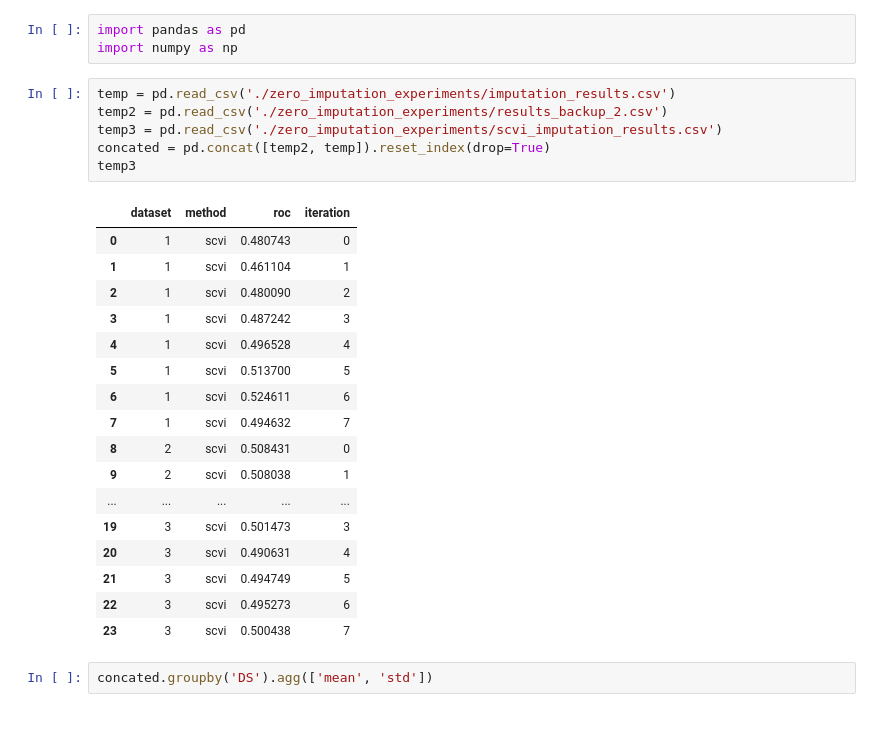
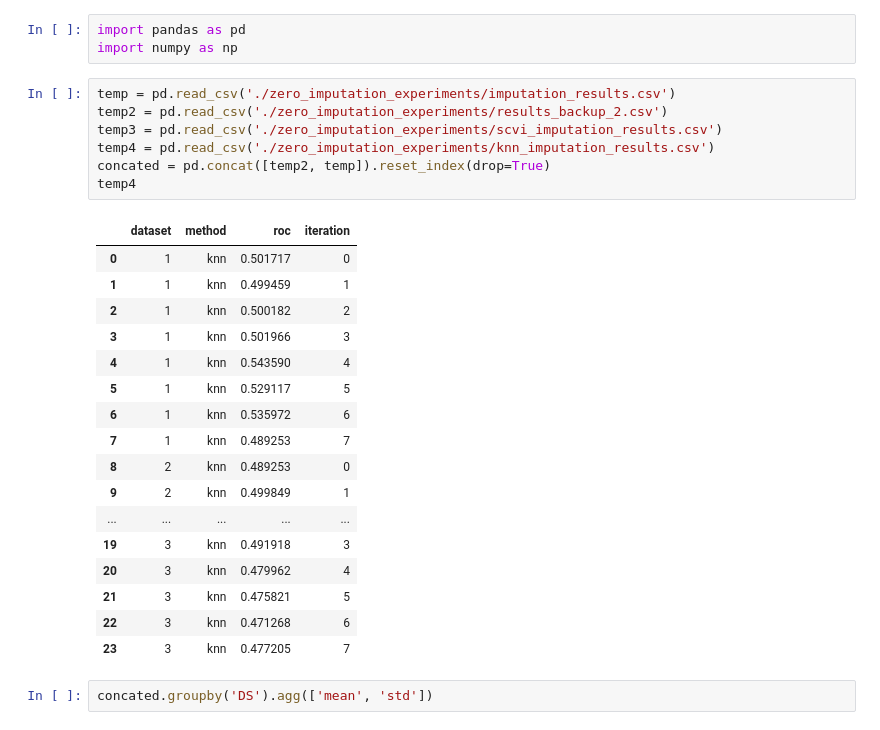
Before and after one commit to ankitbha/dfdl_imputation, a Jupyter notebook: zero_imputation_calculations.ipynb, the cells around one changed output. Saved outputs shown, nothing was run; the diff lists cells and outputs as text.

```diff
--- a/zero_imputation_calculations.ipynb
+++ b/zero_imputation_calculations.ipynb
@@ -4,27 +4,28 @@ import numpy as np
 # %%
 temp = pd.read_csv('./zero_imputation_experiments/imputation_results.csv')
 temp2 = pd.read_csv('./zero_imputation_experiments/results_backup_2.csv')
 temp3 = pd.read_csv('./zero_imputation_experiments/scvi_imputation_results.csv')
+temp4 = pd.read_csv('./zero_imputation_experiments/knn_imputation_results.csv')
 concated = pd.concat([temp2, temp]).reset_index(drop=True)
-temp3
+temp4
 # %% [output]
 |  | dataset | method | roc | iteration |
-| 0 | 1 | scvi | 0.480743 | 0 |
-| 1 | 1 | scvi | 0.461104 | 1 |
-| 2 | 1 | scvi | 0.480090 | 2 |
-| 3 | 1 | scvi | 0.487242 | 3 |
-| 4 | 1 | scvi | 0.496528 | 4 |
-| 5 | 1 | scvi | 0.513700 | 5 |
-| 6 | 1 | scvi | 0.524611 | 6 |
-| 7 | 1 | scvi | 0.494632 | 7 |
-| 8 | 2 | scvi | 0.508431 | 0 |
-| 9 | 2 | scvi | 0.508038 | 1 |
+| 0 | 1 | knn | 0.501717 | 0 |
+| 1 | 1 | knn | 0.499459 | 1 |
+| 2 | 1 | knn | 0.500182 | 2 |
+| 3 | 1 | knn | 0.501966 | 3 |
+| 4 | 1 | knn | 0.543590 | 4 |
+| 5 | 1 | knn | 0.529117 | 5 |
+| 6 | 1 | knn | 0.535972 | 6 |
+| 7 | 1 | knn | 0.489253 | 7 |
+| 8 | 2 | knn | 0.489253 | 0 |
+| 9 | 2 | knn | 0.499849 | 1 |
 | ... | ... | ... | ... | ... |
-| 19 | 3 | scvi | 0.501473 | 3 |
-| 20 | 3 | scvi | 0.490631 | 4 |
-| 21 | 3 | scvi | 0.494749 | 5 |
-| 22 | 3 | scvi | 0.495273 | 6 |
-| 23 | 3 | scvi | 0.500438 | 7 |
+| 19 | 3 | knn | 0.491918 | 3 |
+| 20 | 3 | knn | 0.479962 | 4 |
+| 21 | 3 | knn | 0.475821 | 5 |
+| 22 | 3 | knn | 0.471268 | 6 |
+| 23 | 3 | knn | 0.477205 | 7 |
 # %%
 concated.groupby('DS').agg(['mean', 'std'])
 # %% [output]
```
Also changed, not shown: parts of 1 cell of this notebook, 3 other files.
